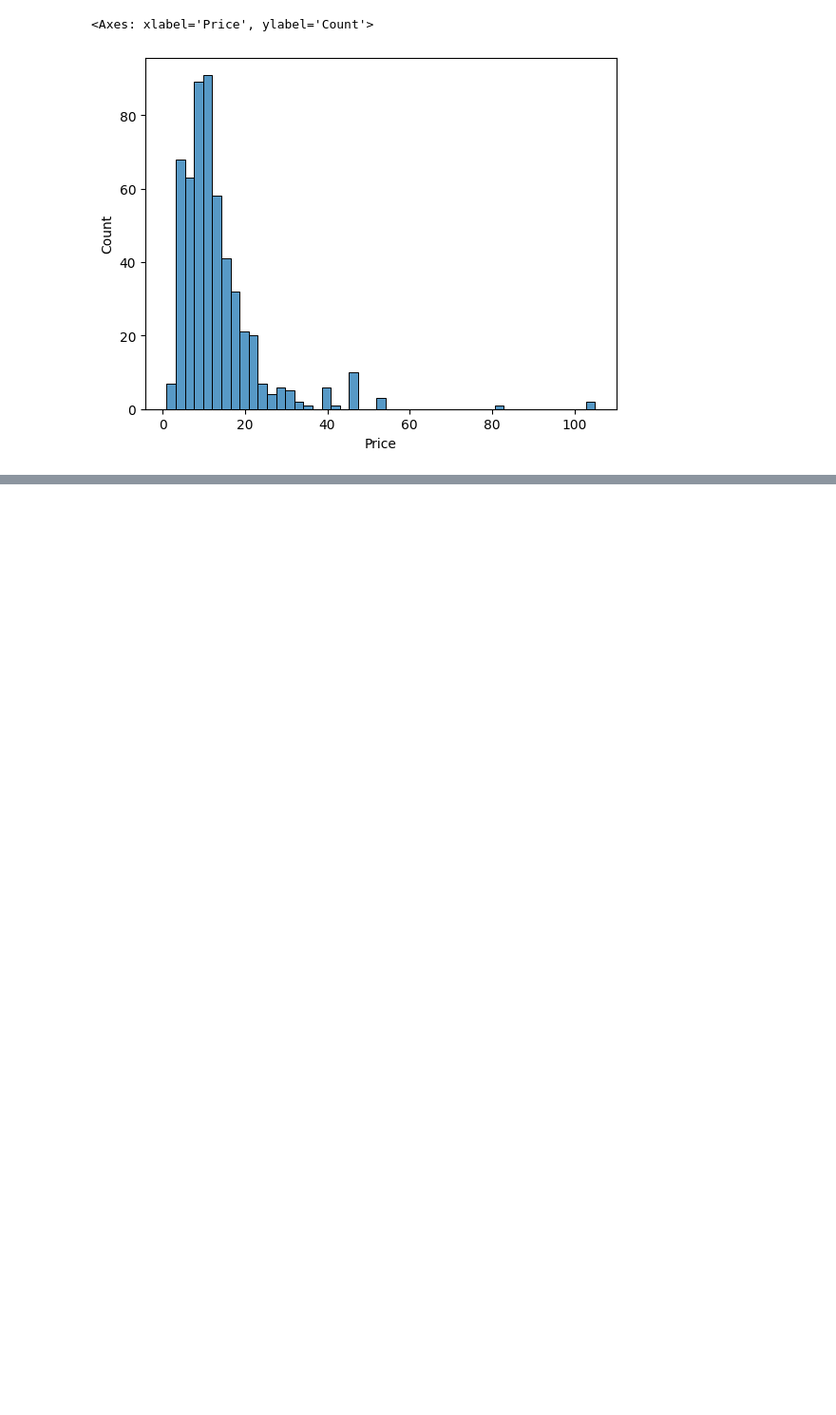
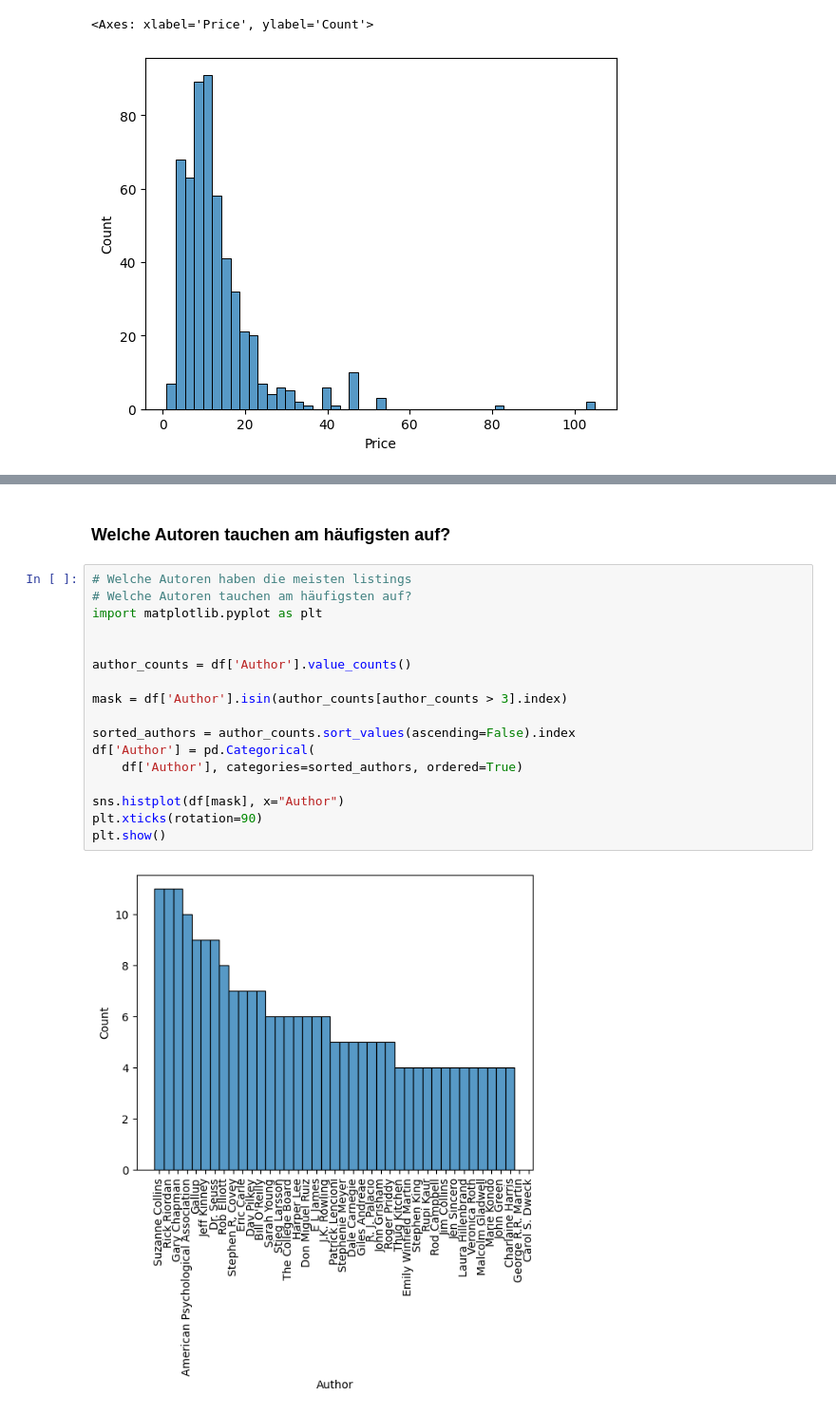
Before and after one commit to co-dex-gmbh/python-data-science-g5, a Jupyter notebook: woche1/amazon_books/notebooks/analysis.ipynb, the cells around one changed output, grey strips where cells are left out. Shown: that part at 95% size. Saved outputs shown, nothing was run; the diff lists cells and outputs as text; blank space fills up the shorter version.

```diff
--- a/woche1/amazon_books/notebooks/analysis.ipynb
+++ b/woche1/amazon_books/notebooks/analysis.ipynb
@@ -20,0 +33,21 @@ sns.histplot(df, x="Price")
+# %% [markdown]
+### Welche Autoren tauchen am häufigsten auf?
+# %%
+# Welche Autoren haben die meisten listings
+# Welche Autoren tauchen am häufigsten auf?
+import matplotlib.pyplot as plt
+
+
+author_counts = df['Author'].value_counts()
+
+mask = df['Author'].isin(author_counts[author_counts > 3].index)
+
+sorted_authors = author_counts.sort_values(ascending=False).index
+df['Author'] = pd.Categorical(
+    df['Author'], categories=sorted_authors, ordered=True)
+
+sns.histplot(df[mask], x="Author")
+plt.xticks(rotation=90)
+plt.show()
+# %% [output]
+[figure, added]
```
Also changed, not shown: parts of 15 cells of this notebook.
